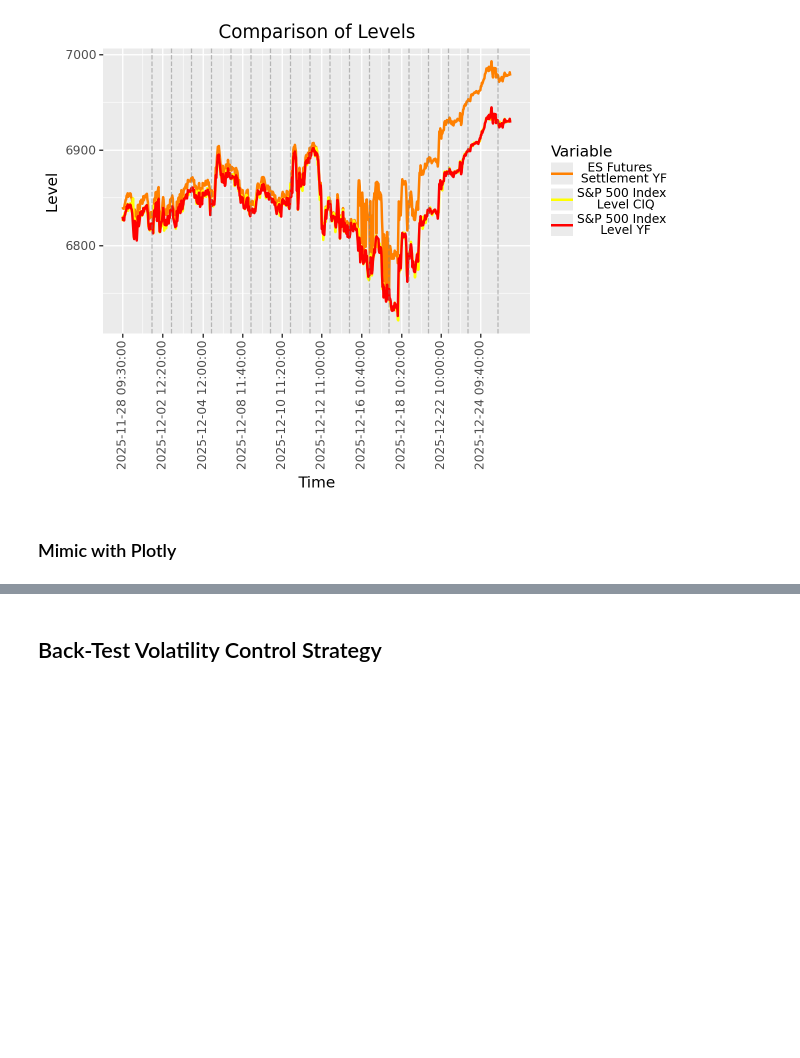
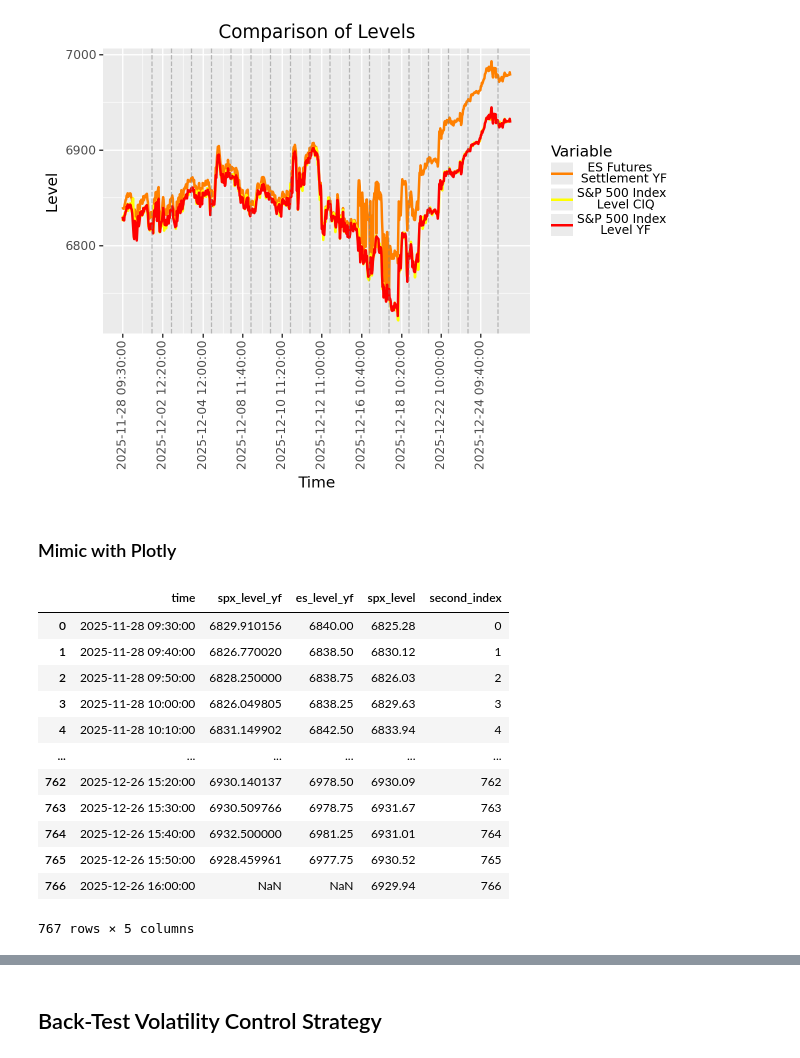
Before and after one commit to danielhalm1407/Risk-Control-Using-a-Bayesian-Joint-Quantile-Time-Series-Model-For-Asset-Returns, a Jupyter notebook: notebooks/NB02_Backtest_Intraday.ipynb, the cells around one changed output, grey strips where cells are left out. Drawn from its saved outputs; the diff is of its cells as text; code cells hidden in the pictures; blank space fills up the shorter version.

```diff
--- a/notebooks/NB02_Backtest_Intraday.ipynb
+++ b/notebooks/NB02_Backtest_Intraday.ipynb
@@ -759,0 +758,21 @@ app = Dash(__name__)
+# %%
+# define columns of interest
+cols_of_interest = [col for col in levels_df.columns if 'spx_level' in col or 'es_level' in col]
+level_plotly_df = levels_df.copy()[['time'] + cols_of_interest]
+level_plotly_df['second_index'] = level_plotly_df.index
+# %%
+level_plotly_df
+# %% [output]
+|  | time | spx_level_yf | es_level_yf | spx_level | second_index |
+| 0 | 2025-11-28 09:30:00 | 6829.910156 | 6840.00 | 6825.28 | 0 |
+| 1 | 2025-11-28 09:40:00 | 6826.770020 | 6838.50 | 6830.12 | 1 |
+| 2 | 2025-11-28 09:50:00 | 6828.250000 | 6838.75 | 6826.03 | 2 |
+| 3 | 2025-11-28 10:00:00 | 6826.049805 | 6838.25 | 6829.63 | 3 |
+| 4 | 2025-11-28 10:10:00 | 6831.149902 | 6842.50 | 6833.94 | 4 |
+| ... | ... | ... | ... | ... | ... |
+| 762 | 2025-12-26 15:20:00 | 6930.140137 | 6978.50 | 6930.09 | 762 |
+| 763 | 2025-12-26 15:30:00 | 6930.509766 | 6978.75 | 6931.67 | 763 |
+| 764 | 2025-12-26 15:40:00 | 6932.500000 | 6981.25 | 6931.01 | 764 |
+| 765 | 2025-12-26 15:50:00 | 6928.459961 | 6977.75 | 6930.52 | 765 |
+| 766 | 2025-12-26 16:00:00 | NaN | NaN | 6929.94 | 766 |
+767 rows × 5 columns
```
Also changed, not shown: parts of 2 cells of this notebook.
